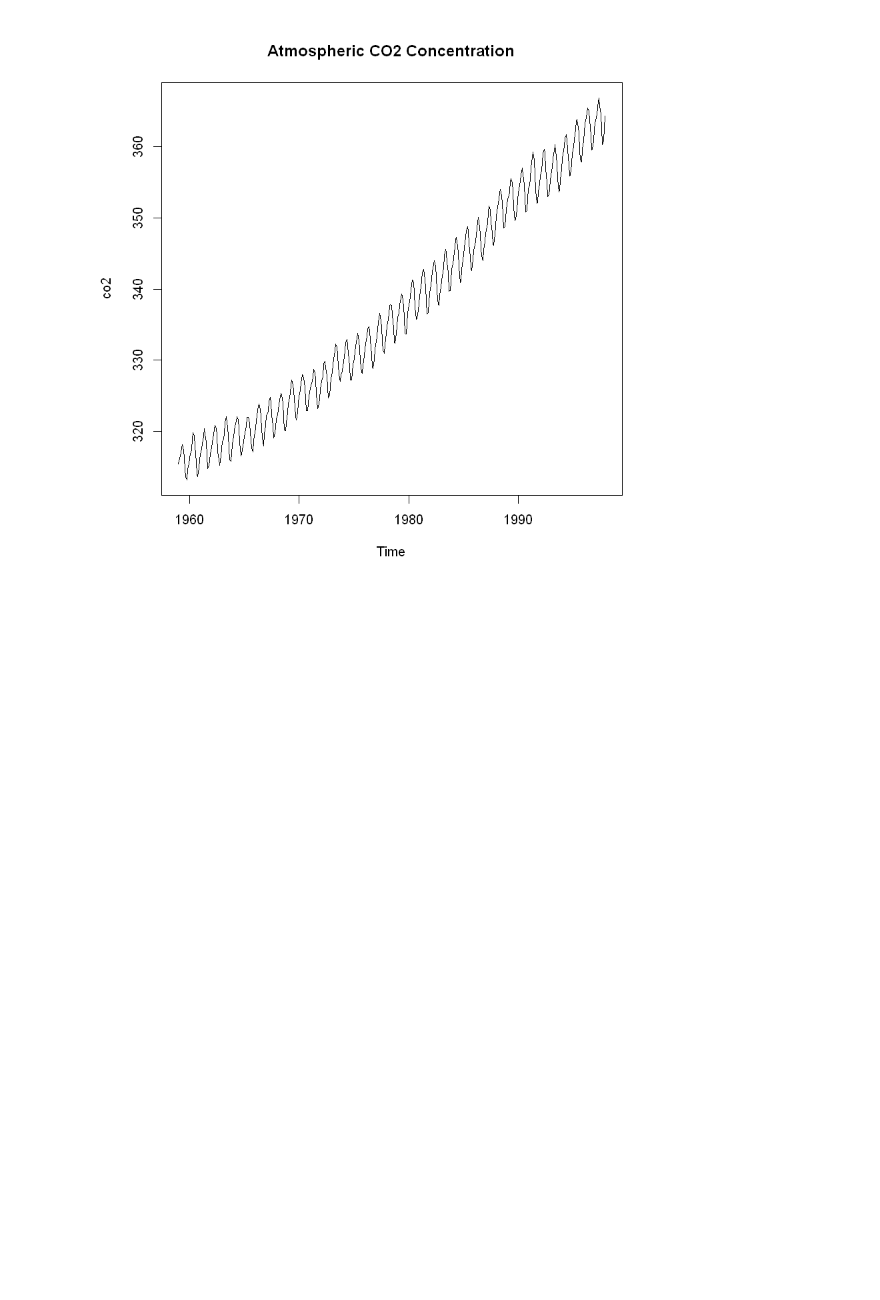
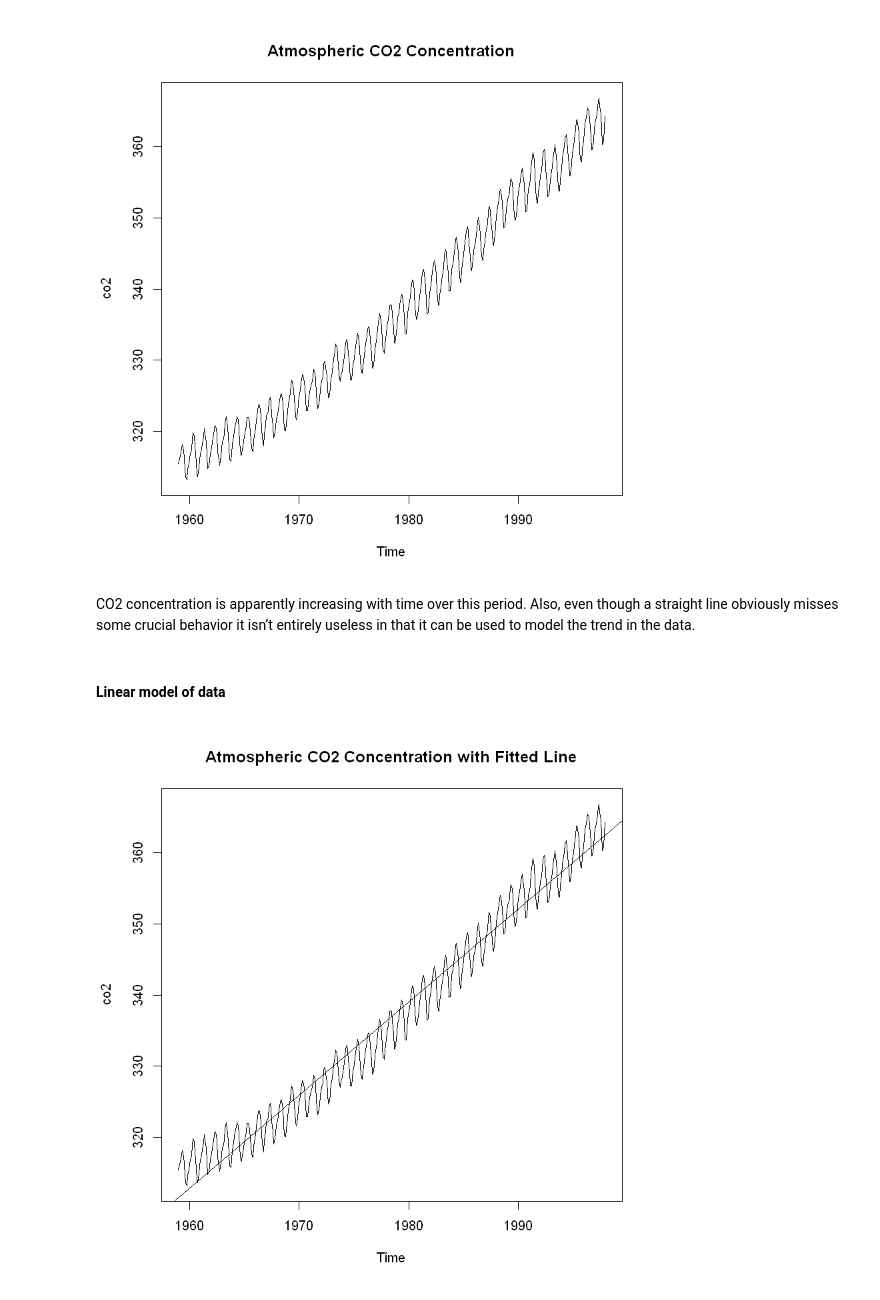
Before and after one commit to MitRoberts/coursera-time-series, a Jupyter notebook: notebooks/time-series-coursera.ipynb, the cells around one changed output. Saved outputs shown, nothing was run; the diff lists cells and outputs as text; code cells hidden in the pictures; blank space fills up the shorter version.

Commit message:
Adding Co2 linear model

```diff
--- a/notebooks/time-series-coursera.ipynb
+++ b/notebooks/time-series-coursera.ipynb
@@ -67,3 +67,14 @@ plot(co2, main='Atmospheric CO2 Concentration')
 # %% [output]
 [1] "ts"
 [figure]
+# %% [markdown]
+CO2 concentration is apparently increasing with time over this period. Also, even though a straight line obviously misses some crucial behavior it isn’t entirely useless in that it can be used to model the trend in the data.
+# %% [markdown]
+#### Linear model of data
+# %%
+co2.linear.model = lm(co2 ~ time(co2))
+# %%
+plot(co2, main='Atmospheric CO2 Concentration with Fitted Line')
+abline(co2.linear.model )
+# %% [output]
+[figure, added]
```
Also changed, not shown: parts of 3 cells of this notebook.
